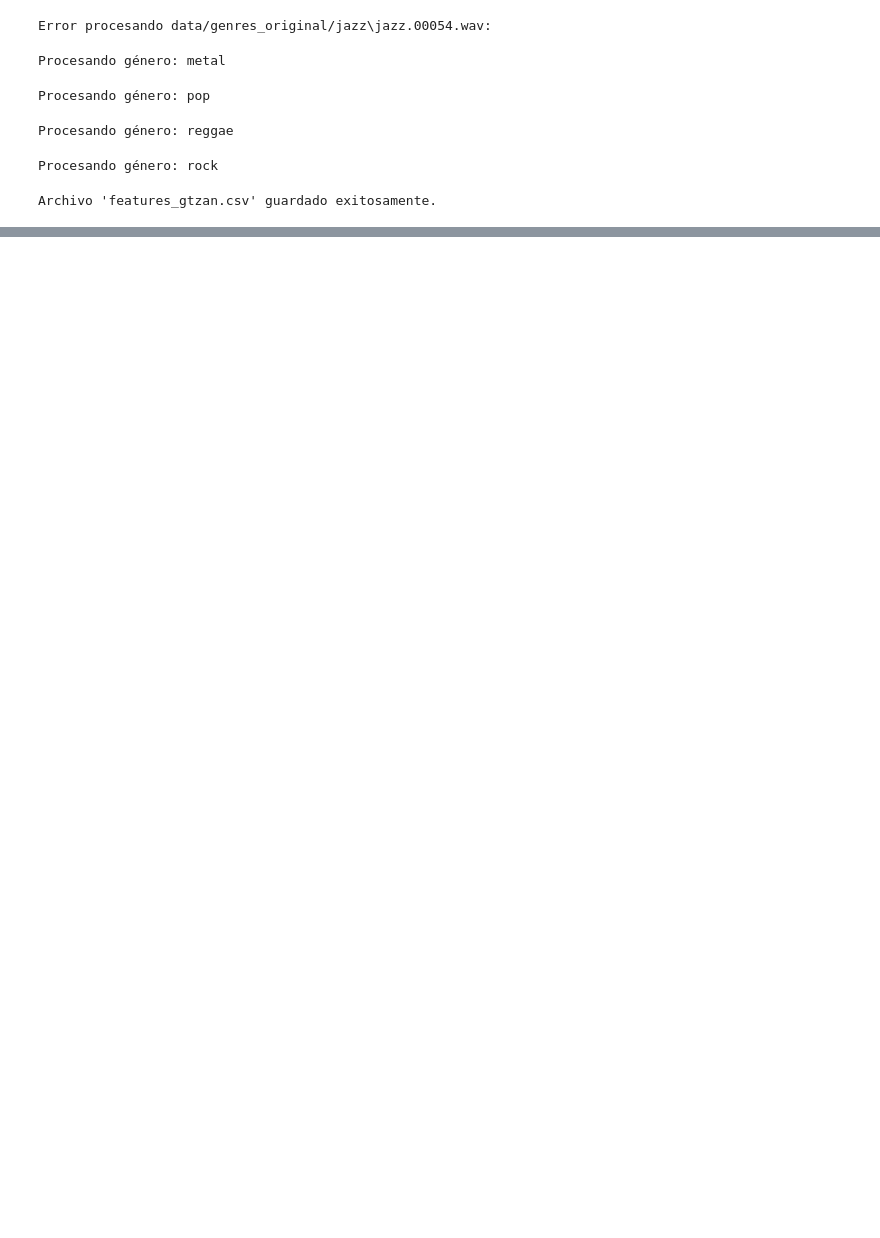
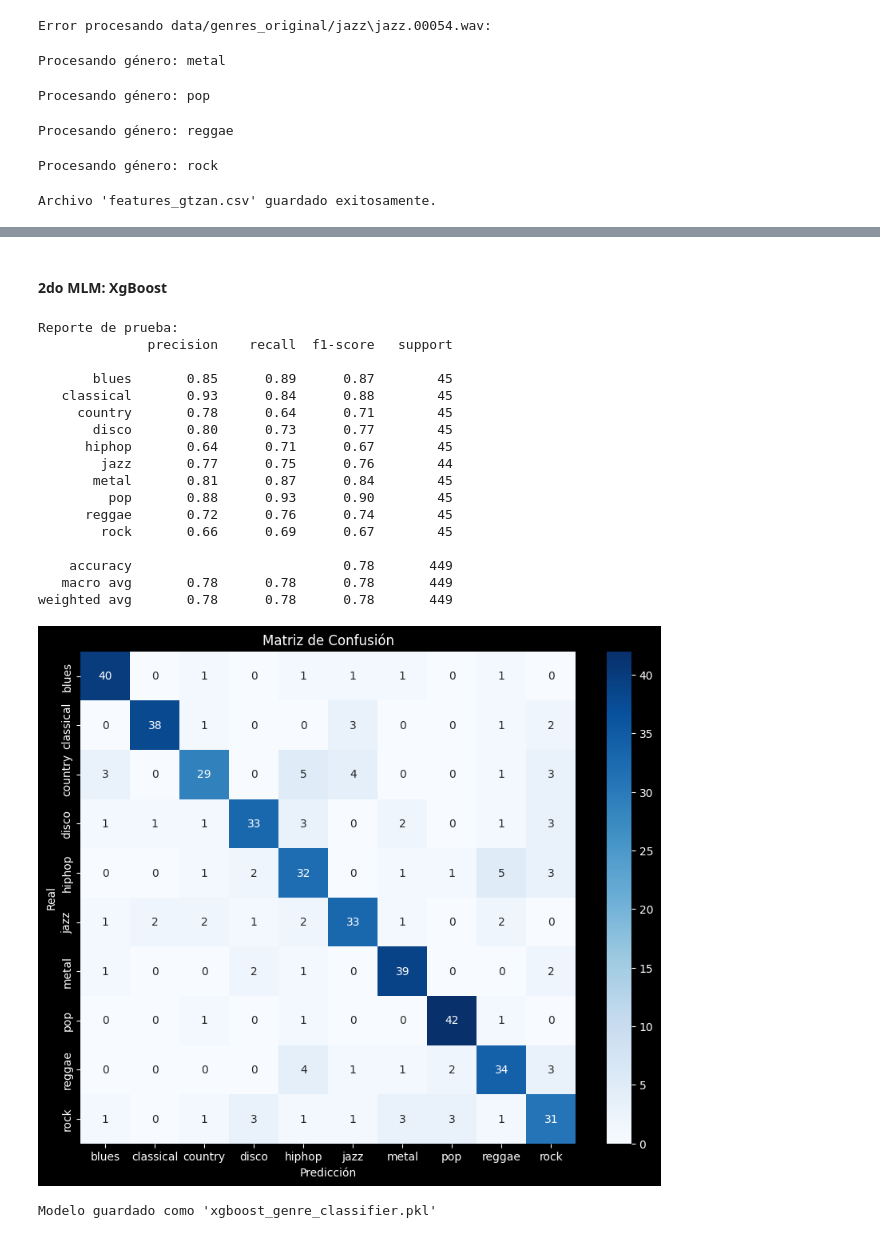
Before and after one commit to SixSunSets/Music-Genre-Classifier, a Jupyter notebook: notebook.ipynb, the cells around one changed output, grey strips where cells are left out. Drawn from its saved outputs; the diff is of its cells as text; code cells hidden in the pictures; blank space fills up the shorter version.

```diff
--- a/notebook.ipynb
+++ b/notebook.ipynb
@@ -193,0 +206,46 @@ weighted avg       0.58      0.58      0.57       149
+# %% [markdown]
+#### 2do MLM: XgBoost
+# %%
+# Crear el modelo XGBoost
+xgb_model = XGBClassifier(n_estimators=100)
+
+# Entrenar el modelo
+xgb_model.fit(X_train, y_train)
+
+# Evaluar en los datos de prueba
+y_test_pred = xgb_model.predict(X_test)
+print("Reporte de prueba:")
+print(classification_report(y_test, y_test_pred, target_names=label_encoder.classes_))
+
+# Matriz de confusión
+conf_matrix = confusion_matrix(y_test, y_test_pred)
+plt.figure(figsize=(10, 8))
+sns.heatmap(conf_matrix, annot=True, fmt='d', xticklabels=label_encoder.classes_, yticklabels=label_encoder.classes_, cmap='Blues')
+plt.xlabel("Predicción")
+plt.ylabel("Real")
+plt.title("Matriz de Confusión")
+plt.show()
+
+# Guardar el modelo entrenado
+joblib.dump(xgb_model, "xgboost_genre_classifier.pkl")
+print("Modelo guardado como 'xgboost_genre_classifier.pkl'")
+# %% [output]
+Reporte de prueba:
+              precision    recall  f1-score   support
+
+       blues       0.85      0.89      0.87        45
+   classical       0.93      0.84      0.88        45
+     country       0.78      0.64      0.71        45
+       disco       0.80      0.73      0.77        45
+      hiphop       0.64      0.71      0.67        45
+        jazz       0.77      0.75      0.76        44
+       metal       0.81      0.87      0.84        45
+         pop       0.88      0.93      0.90        45
+      reggae       0.72      0.76      0.74        45
+        rock       0.66      0.69      0.67        45
+
+    accuracy                           0.78       449
+   macro avg       0.78      0.78      0.78       449
+weighted avg       0.78      0.78      0.78       449
+[figure, added]
+Modelo guardado como 'xgboost_genre_classifier.pkl'
```
Also changed, not shown: parts of 25 cells of this notebook, 4 other files.
